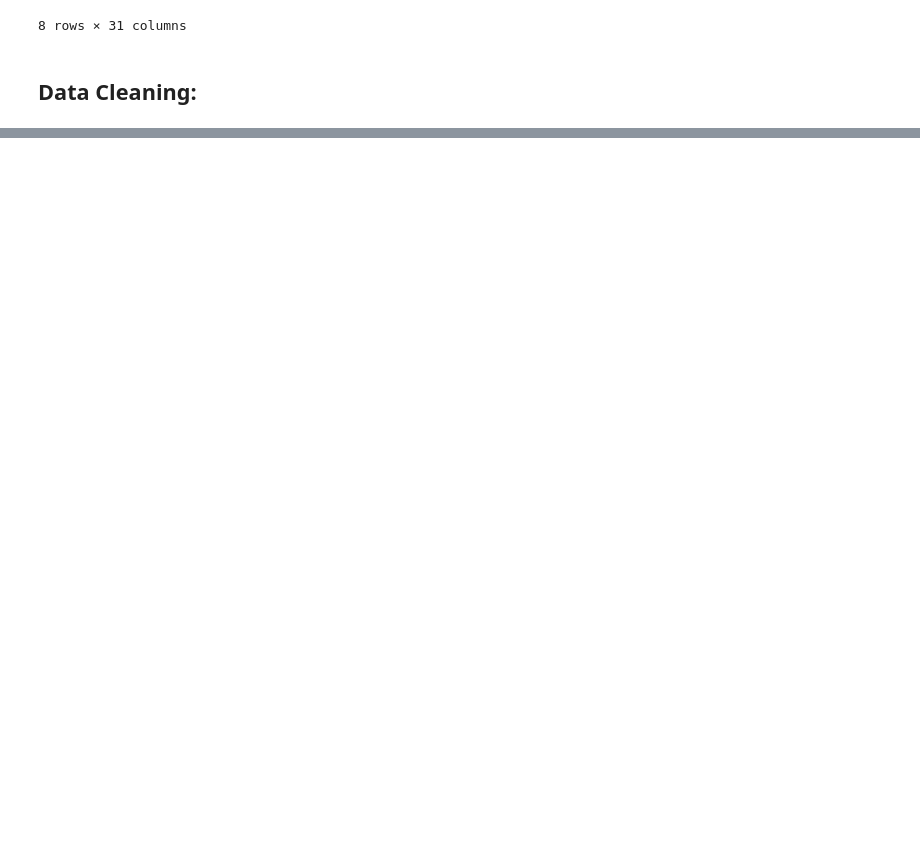
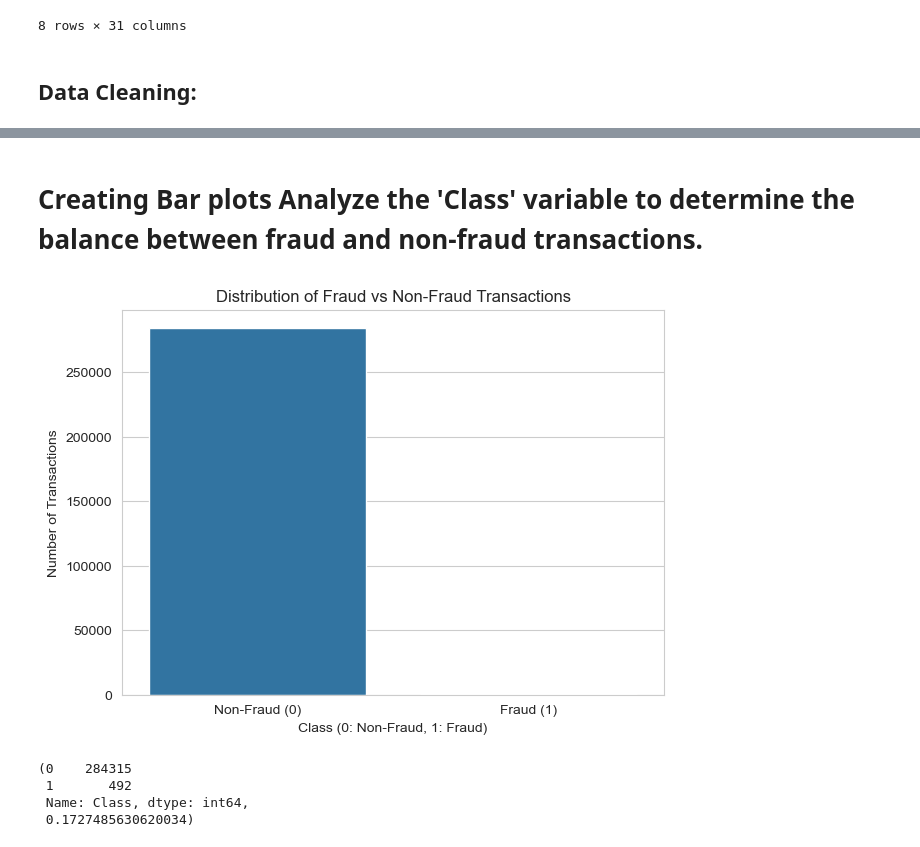
Before and after one commit to chrischukwuka2022/Msc_Data_Analystic_Thesis_2023, a Jupyter notebook: Capstone_Project.ipynb, the cells around one changed output, grey strips where cells are left out. Saved outputs shown, nothing was run; the diff lists cells and outputs as text; code cells hidden in the pictures; blank space fills up the shorter version.

```diff
--- a/Capstone_Project.ipynb
+++ b/Capstone_Project.ipynb
@@ -95,0 +185,23 @@ df.describe()
+# %% [markdown]
+# Creating Bar plots Analyze the 'Class' variable to determine the balance between fraud and non-fraud transactions.
+# %%
+# Analyzing the 'Class' variable
+class_distribution = df['Class'].value_counts()
+fraud_percentage = (class_distribution[1] / class_distribution.sum()) * 100
+
+# Creating a bar plot for the 'Class' variable
+plt.figure(figsize=(7, 5))
+sns.barplot(x=class_distribution.index, y=class_distribution.values)
+plt.title('Distribution of Fraud vs Non-Fraud Transactions')
+plt.xlabel('Class (0: Non-Fraud, 1: Fraud)')
+plt.ylabel('Number of Transactions')
+plt.xticks(range(2), ['Non-Fraud (0)', 'Fraud (1)'])
+plt.show()
+
+class_distribution, fraud_percentage
+# %% [output]
+[figure, added]
+(0    284315
+ 1       492
+ Name: Class, dtype: int64,
+ 0.1727485630620034)
```
Also changed, not shown: parts of 12 cells of this notebook.
